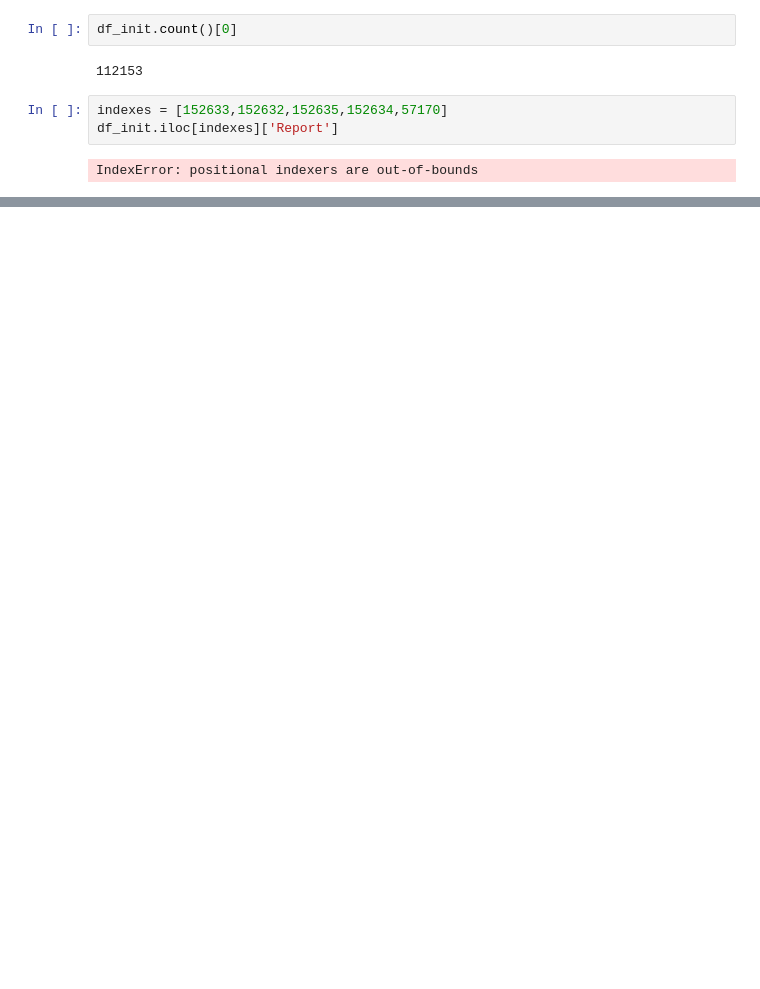
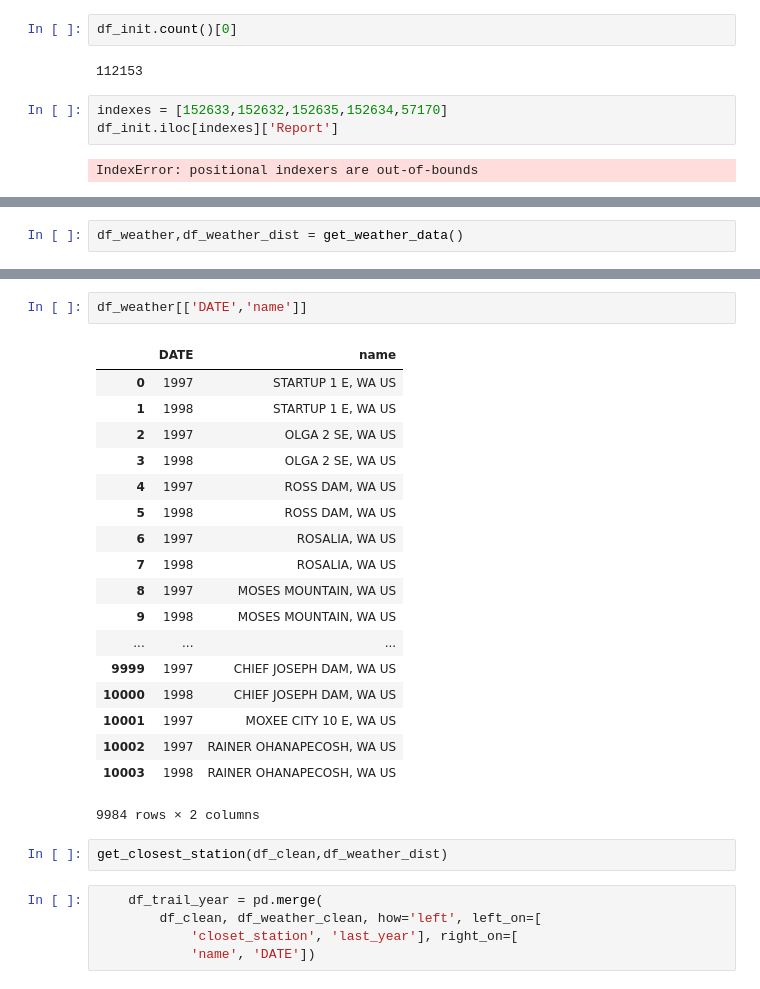
Before and after one commit to huddlestona/Trail_Report, a Jupyter notebook: bug_fix_final_model.ipynb, the cells around one changed output, grey strips where cells are left out. Cells and saved outputs as stored; diff of their text form; blank space fills up the shorter version.

```diff
--- a/bug_fix_final_model.ipynb
+++ b/bug_fix_final_model.ipynb
@@ -89,0 +331,2 @@ IndexError: positional indexers are out-of-bounds
+# %%
+df_weather,df_weather_dist = get_weather_data()
@@ -89,0 +364,28 @@ IndexError: positional indexers are out-of-bounds
+# %%
+df_weather[['DATE','name']]
+# %% [output]
+|  | DATE | name |
+| 0 | 1997 | STARTUP 1 E, WA US |
+| 1 | 1998 | STARTUP 1 E, WA US |
+| 2 | 1997 | OLGA 2 SE, WA US |
+| 3 | 1998 | OLGA 2 SE, WA US |
+| 4 | 1997 | ROSS DAM, WA US |
+| 5 | 1998 | ROSS DAM, WA US |
+| 6 | 1997 | ROSALIA, WA US |
+| 7 | 1998 | ROSALIA, WA US |
+| 8 | 1997 | MOSES MOUNTAIN, WA US |
+| 9 | 1998 | MOSES MOUNTAIN, WA US |
+| ... | ... | ... |
+| 9999 | 1997 | CHIEF JOSEPH DAM, WA US |
+| 10000 | 1998 | CHIEF JOSEPH DAM, WA US |
+| 10001 | 1997 | MOXEE CITY 10 E, WA US |
+| 10002 | 1997 | RAINER OHANAPECOSH, WA US |
+| 10003 | 1998 | RAINER OHANAPECOSH, WA US |
+9984 rows × 2 columns
+# %%
+get_closest_station(df_clean,df_weather_dist)
+# %%
+    df_trail_year = pd.merge(
+        df_clean, df_weather_clean, how='left', left_on=[
+            'closet_station', 'last_year'], right_on=[
+            'name', 'DATE'])
```
Also changed, not shown: parts of 29 cells of this notebook, 5 other files.
